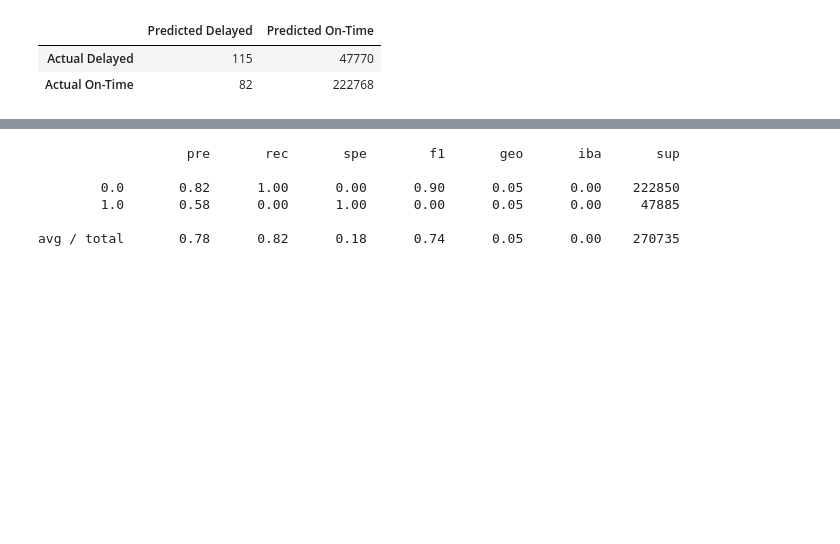
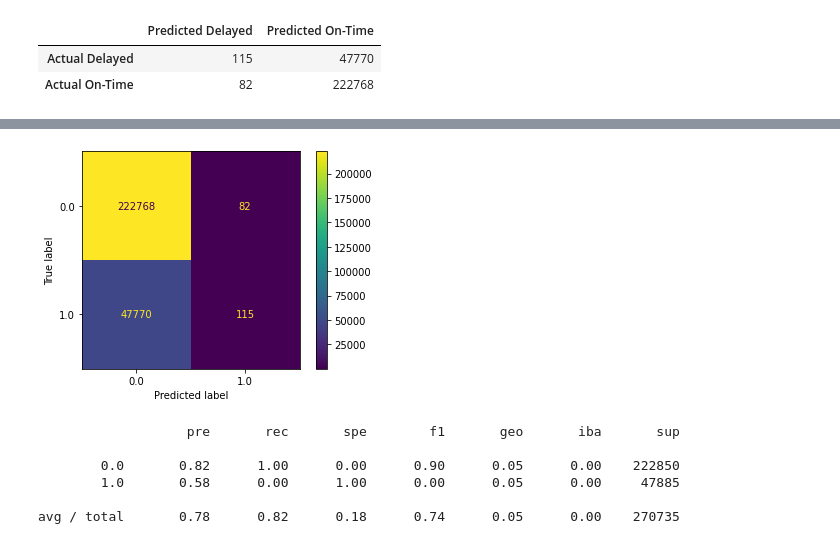
Before and after one commit to camilabatres/Airport_Analysis, a Jupyter notebook: Machine Learning Models/logistic_regression.ipynb, the cells around one changed output, grey strips where cells are left out. Saved outputs shown, nothing was run; the diff lists cells and outputs as text; code cells hidden in the pictures; blank space fills up the shorter version.

```diff
--- a/Machine Learning Models/logistic_regression.ipynb
+++ b/Machine Learning Models/logistic_regression.ipynb
@@ -633,3 +640,10 @@ cmtx
+# %%
+ConfusionMatrixDisplay.from_predictions(
+...    y_test, predictions)
+
+plt.show()
+# %% [output]
+[figure, added]
 # %%
 # Print the imbalanced classification report
 from imblearn.metrics import classification_report_imbalanced
```
Also changed, not shown: parts of 1 cell of this notebook.
